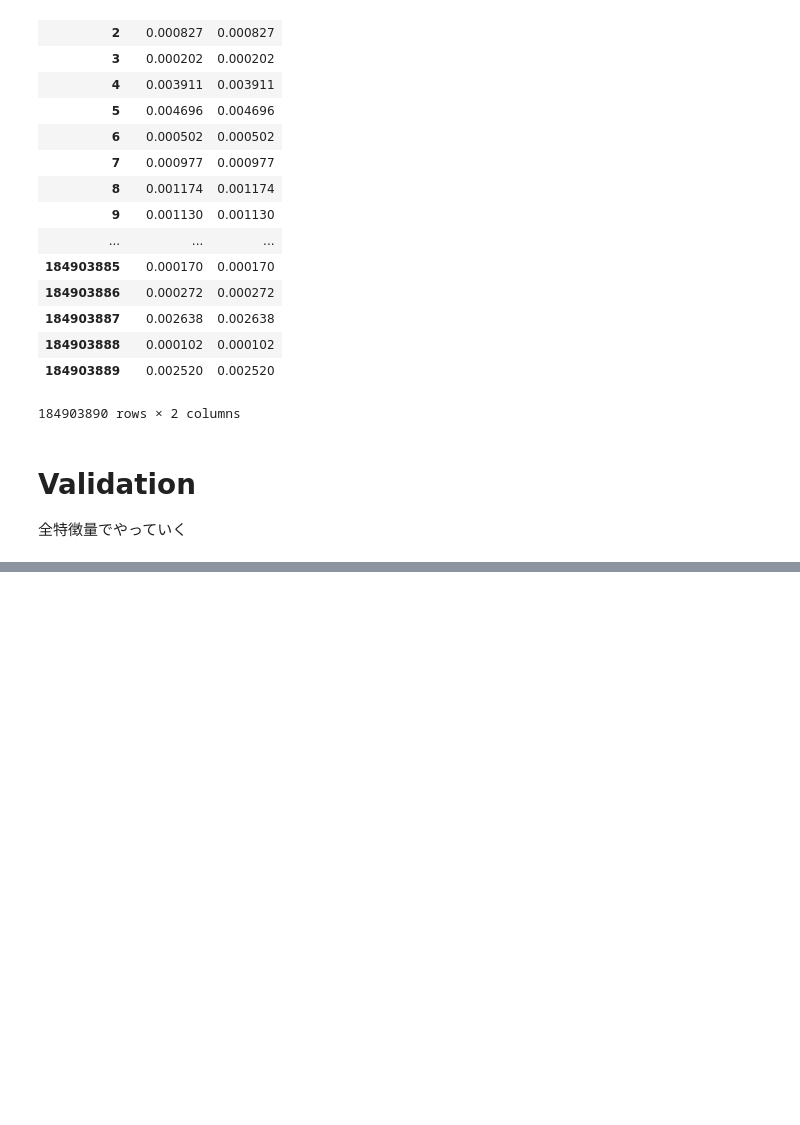
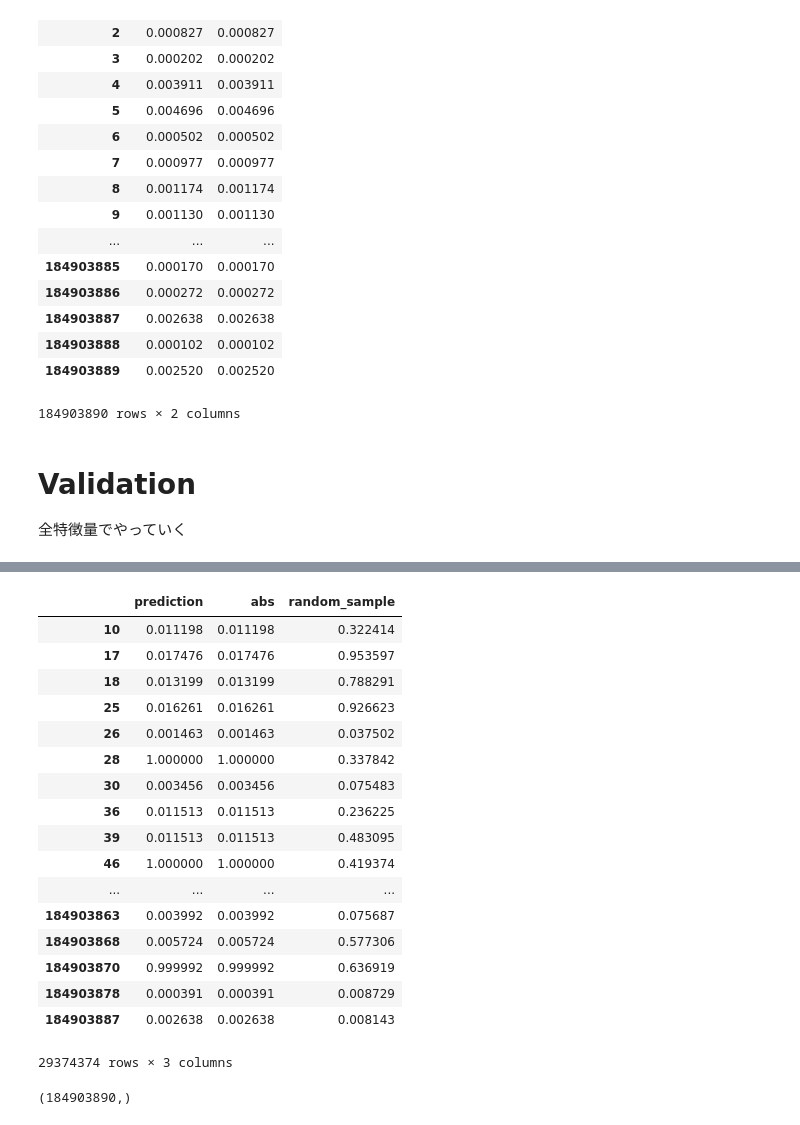
Before and after one commit to kenkoooo/talkingdata-adtracking-fraud-detection, a Jupyter notebook: kenkoooo/notebook/Untitled.ipynb, the cells around one changed output, grey strips where cells are left out. Drawn from its saved outputs; the diff is of its cells as text; code cells hidden in the pictures; blank space fills up the shorter version.

```diff
--- a/kenkoooo/notebook/Untitled.ipynb
+++ b/kenkoooo/notebook/Untitled.ipynb
@@ -450,0 +669,2 @@ ls -lha
+# %%
+down = read_feather("../data/down_sampling_train")
@@ -450,0 +674,21 @@ ls -lha
+# %%
+down[sampling.values]
+# %% [output]
+|  | prediction | abs | random_sample |
+| 10 | 0.011198 | 0.011198 | 0.322414 |
+| 17 | 0.017476 | 0.017476 | 0.953597 |
+| 18 | 0.013199 | 0.013199 | 0.788291 |
+| 25 | 0.016261 | 0.016261 | 0.926623 |
+| 26 | 0.001463 | 0.001463 | 0.037502 |
+| 28 | 1.000000 | 1.000000 | 0.337842 |
+| 30 | 0.003456 | 0.003456 | 0.075483 |
+| 36 | 0.011513 | 0.011513 | 0.236225 |
+| 39 | 0.011513 | 0.011513 | 0.483095 |
+| 46 | 1.000000 | 1.000000 | 0.419374 |
+| ... | ... | ... | ... |
+| 184903863 | 0.003992 | 0.003992 | 0.075687 |
+| 184903868 | 0.005724 | 0.005724 | 0.577306 |
+| 184903870 | 0.999992 | 0.999992 | 0.636919 |
+| 184903878 | 0.000391 | 0.000391 | 0.008729 |
+| 184903887 | 0.002638 | 0.002638 | 0.008143 |
+29374374 rows × 3 columns
@@ -450,0 +697,4 @@ ls -lha
+# %%
+sampling.shape
+# %% [output]
+(184903890,)
```
Also changed, not shown: parts of 23 cells of this notebook.
